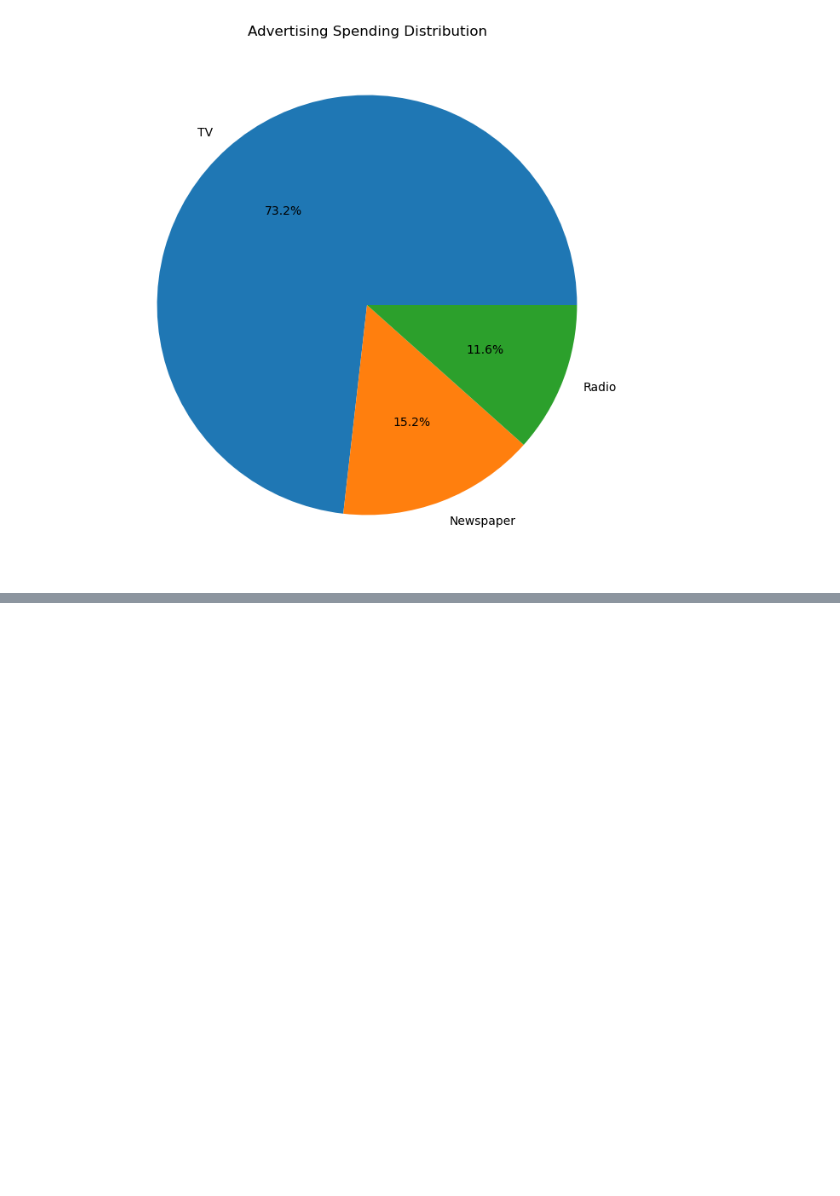
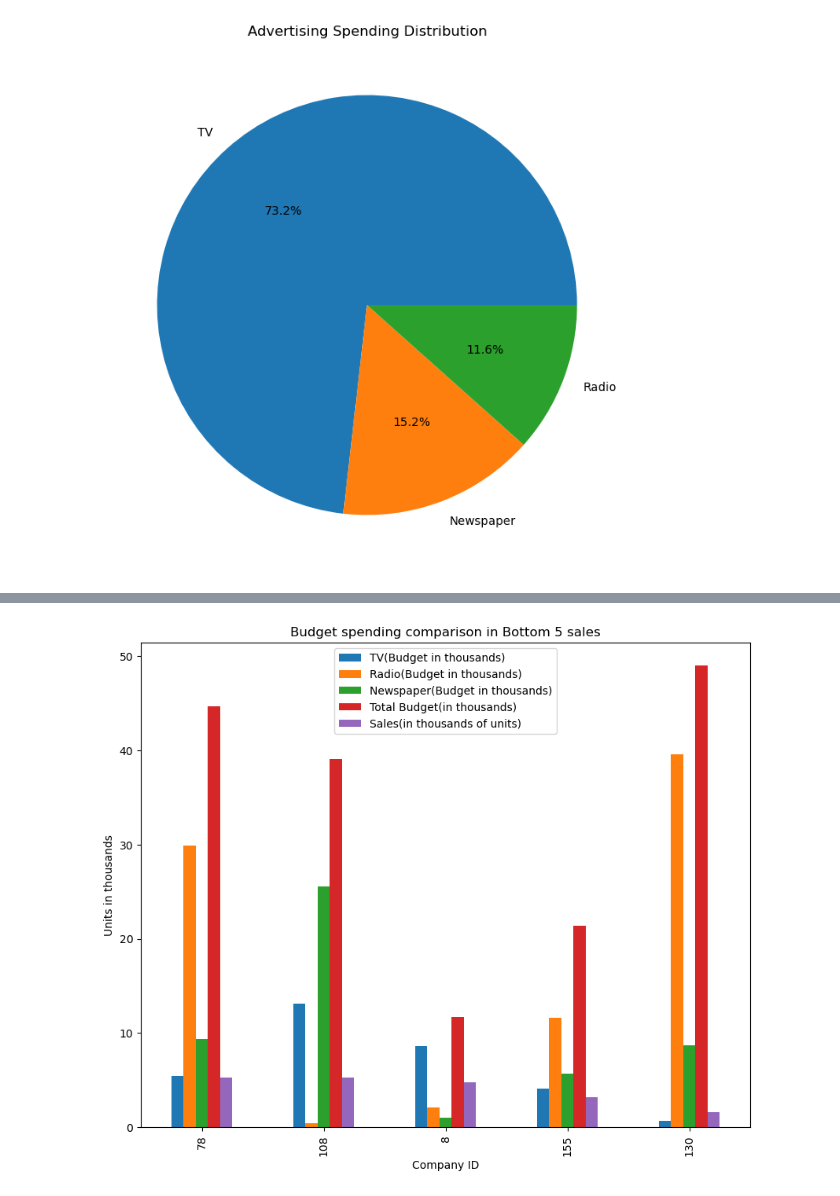
Before and after one commit to ricsalazar810/project-one, a Jupyter notebook: main.ipynb, the cells around one changed output, grey strips where cells are left out. Cells and saved outputs as stored; diff of their text form; code cells hidden in the pictures; blank space fills up the shorter version.

```diff
--- a/main.ipynb
+++ b/main.ipynb
@@ -256,0 +262,7 @@ plt.bar()
+# %%
+figure2 = bottom_5.plot(kind="bar",figsize=(10,8),
+                                   title="Budget spending comparison in Bottom 5 sales",
+                                   xlabel="Company ID",
+                                   ylabel="Units in thousands")
+# %% [output]
+[figure, added]
```
Also changed, not shown: parts of 1 cell of this notebook.
